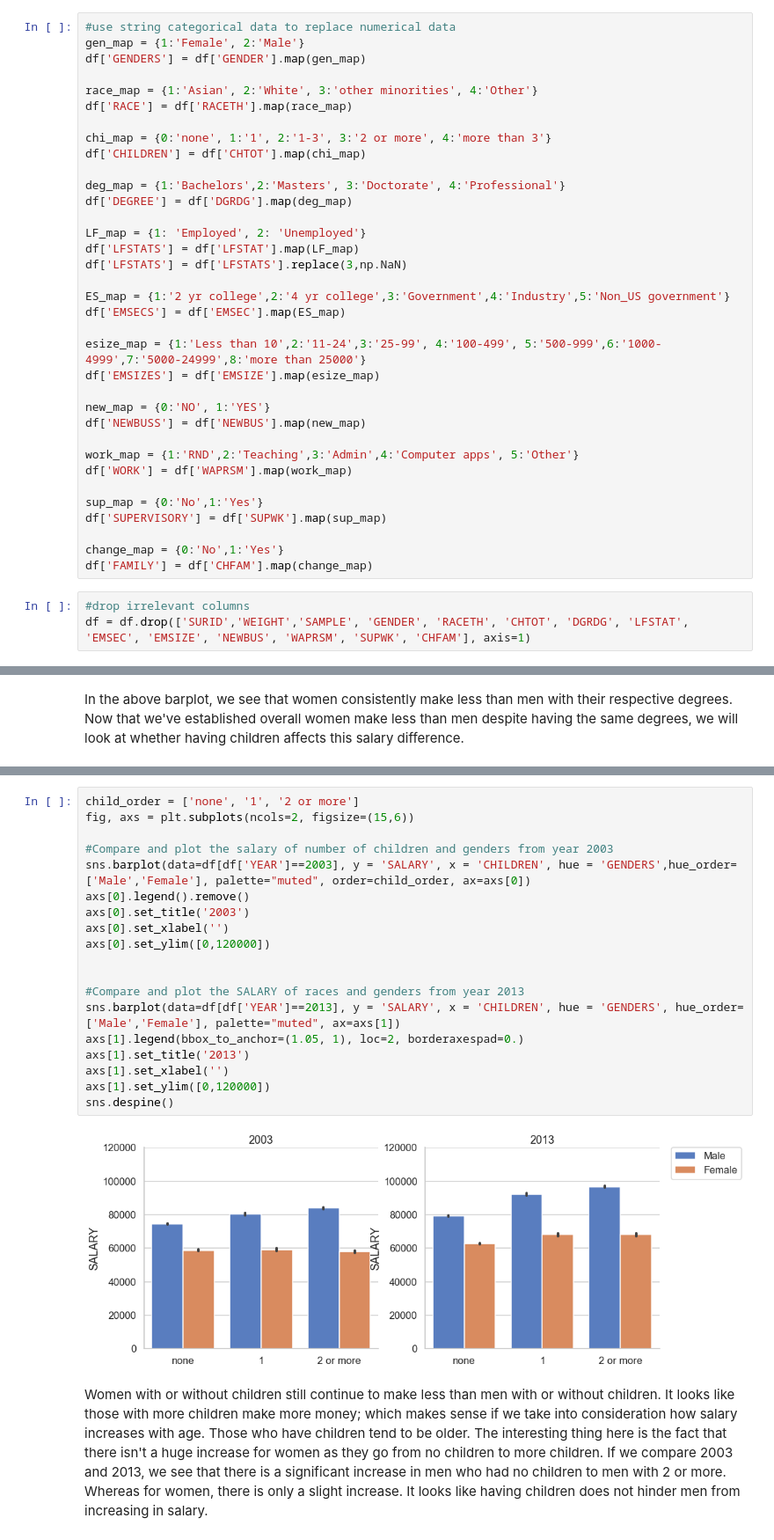
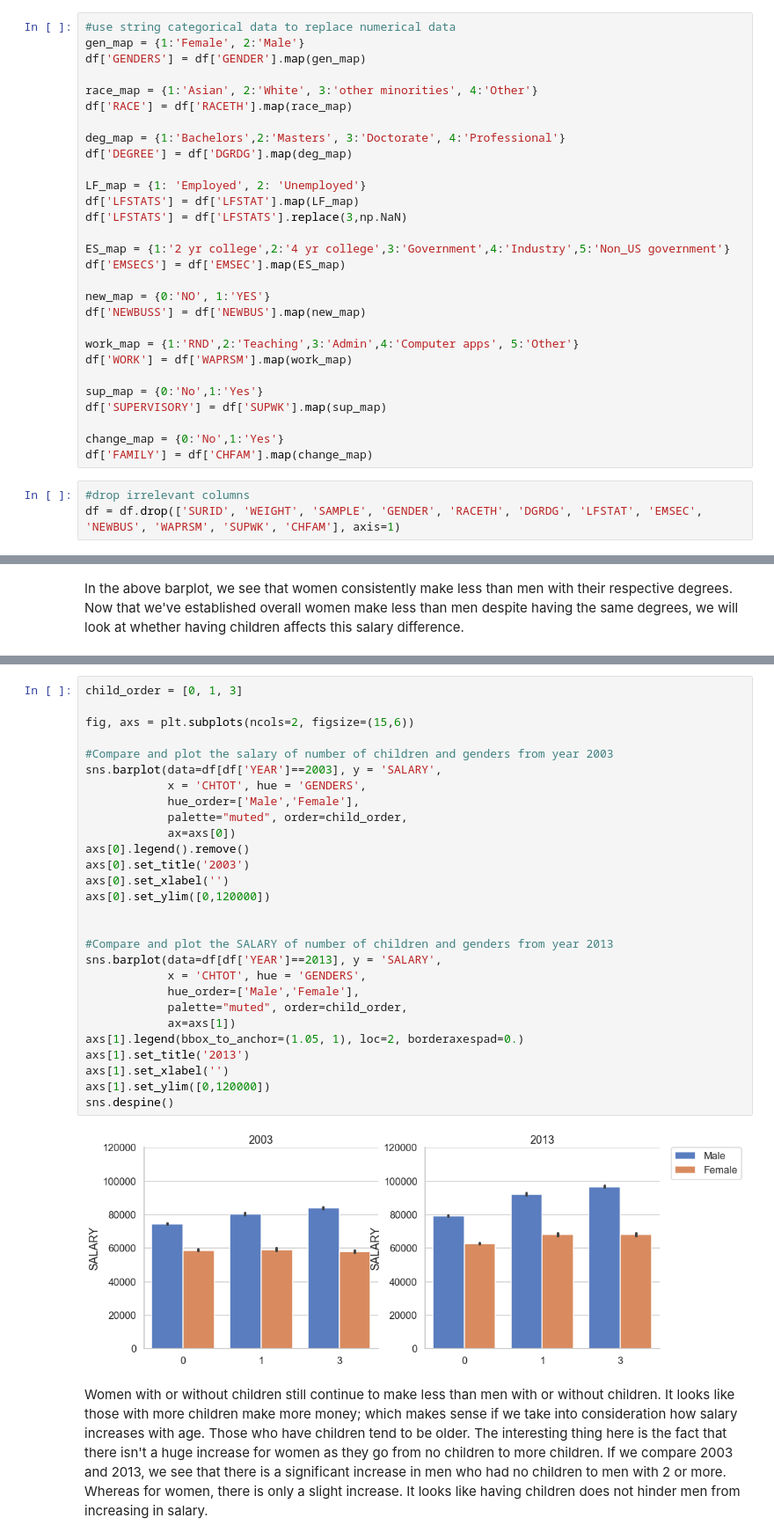
Before and after one commit to kuevho/Capstone-Project-1, a Jupyter notebook: Motherhood in the workforce_EDA.ipynb, the cells around one changed output, grey strips where cells are left out. Shown at 88% size. Saved outputs shown, nothing was run; the diff lists cells and outputs as text.

```diff
--- a/Motherhood in the workforce_EDA.ipynb
+++ b/Motherhood in the workforce_EDA.ipynb
@@ -25,9 +25,6 @@ df['GENDERS'] = df['GENDER'].map(gen_map)
 
 race_map = {1:'Asian', 2:'White', 3:'other minorities', 4:'Other'}
 df['RACE'] = df['RACETH'].map(race_map)
-
-chi_map = {0:'none', 1:'1', 2:'1-3', 3:'2 or more', 4:'more than 3'}
-df['CHILDREN'] = df['CHTOT'].map(chi_map)
 
 deg_map = {1:'Bachelors',2:'Masters', 3:'Doctorate', 4:'Professional'}
 df['DEGREE'] = df['DGRDG'].map(deg_map)
@@ -38,9 +35,6 @@ df['LFSTATS'] = df['LFSTATS'].replace(3,np.NaN)
 
 ES_map = {1:'2 yr college',2:'4 yr college',3:'Government',4:'Industry',5:'Non_US government'}
 df['EMSECS'] = df['EMSEC'].map(ES_map)
-
-esize_map = {1:'Less than 10',2:'11-24',3:'25-99', 4:'100-499', 5:'500-999',6:'1000-4999',7:'5000-24999',8:'more than 25000'}
-df['EMSIZES'] = df['EMSIZE'].map(esize_map)
 
 new_map = {0:'NO', 1:'YES'}
 df['NEWBUSS'] = df['NEWBUS'].map(new_map)
@@ -55,4 +49,4 @@ change_map = {0:'No',1:'Yes'}
 df['FAMILY'] = df['CHFAM'].map(change_map)
 # %%
 #drop irrelevant columns
-df = df.drop(['SURID','WEIGHT','SAMPLE', 'GENDER', 'RACETH', 'CHTOT', 'DGRDG', 'LFSTAT', 'EMSEC', 'EMSIZE', 'NEWBUS', 'WAPRSM', 'SUPWK', 'CHFAM'], axis=1)
+df = df.drop(['SURID', 'WEIGHT', 'SAMPLE', 'GENDER', 'RACETH', 'DGRDG', 'LFSTAT', 'EMSEC', 'NEWBUS', 'WAPRSM', 'SUPWK', 'CHFAM'], axis=1)
@@ -178,24 +194,33 @@ In the above barplot, we see that women consistently make less than men with the
 # %%
-child_order = ['none', '1', '2 or more']
+child_order = [0, 1, 3]
+
 fig, axs = plt.subplots(ncols=2, figsize=(15,6))
 
 #Compare and plot the salary of number of children and genders from year 2003
-sns.barplot(data=df[df['YEAR']==2003], y = 'SALARY', x = 'CHILDREN', hue = 'GENDERS',hue_order=['Male','Female'], palette="muted", order=child_order, ax=axs[0])
+sns.barplot(data=df[df['YEAR']==2003], y = 'SALARY',
+            x = 'CHTOT', hue = 'GENDERS',
+            hue_order=['Male','Female'],
+            palette="muted", order=child_order,
+            ax=axs[0])
 axs[0].legend().remove()
 axs[0].set_title('2003')
 axs[0].set_xlabel('')
 axs[0].set_ylim([0,120000])
 
 
-#Compare and plot the SALARY of races and genders from year 2013
-sns.barplot(data=df[df['YEAR']==2013], y = 'SALARY', x = 'CHILDREN', hue = 'GENDERS', hue_order=['Male','Female'], palette="muted", ax=axs[1])
+#Compare and plot the SALARY of number of children and genders from year 2013
+sns.barplot(data=df[df['YEAR']==2013], y = 'SALARY',
+            x = 'CHTOT', hue = 'GENDERS',
+            hue_order=['Male','Female'],
+            palette="muted", order=child_order,
+            ax=axs[1])
 axs[1].legend(bbox_to_anchor=(1.05, 1), loc=2, borderaxespad=0.)
 axs[1].set_title('2013')
 axs[1].set_xlabel('')
 axs[1].set_ylim([0,120000])
 sns.despine()
 # %% [output]
-[figure, old version]
+[figure, new version]
 # %% [markdown]
 Women with or without children still continue to make less than men with or without children. It looks like those with more children make more money; which makes sense if we take into consideration how salary increases with age. Those who have children tend to be older. The interesting thing here is the fact that there isn't a huge increase for women as they go from no children to more children. If we compare 2003 and 2013, we see that there is a significant increase in men who had no children to men with 2 or more. Whereas for women, there is only a slight increase. It looks like having children does not hinder men from increasing in salary.
 # %% [markdown]
```
Also changed, not shown: parts of 35 cells of this notebook.
